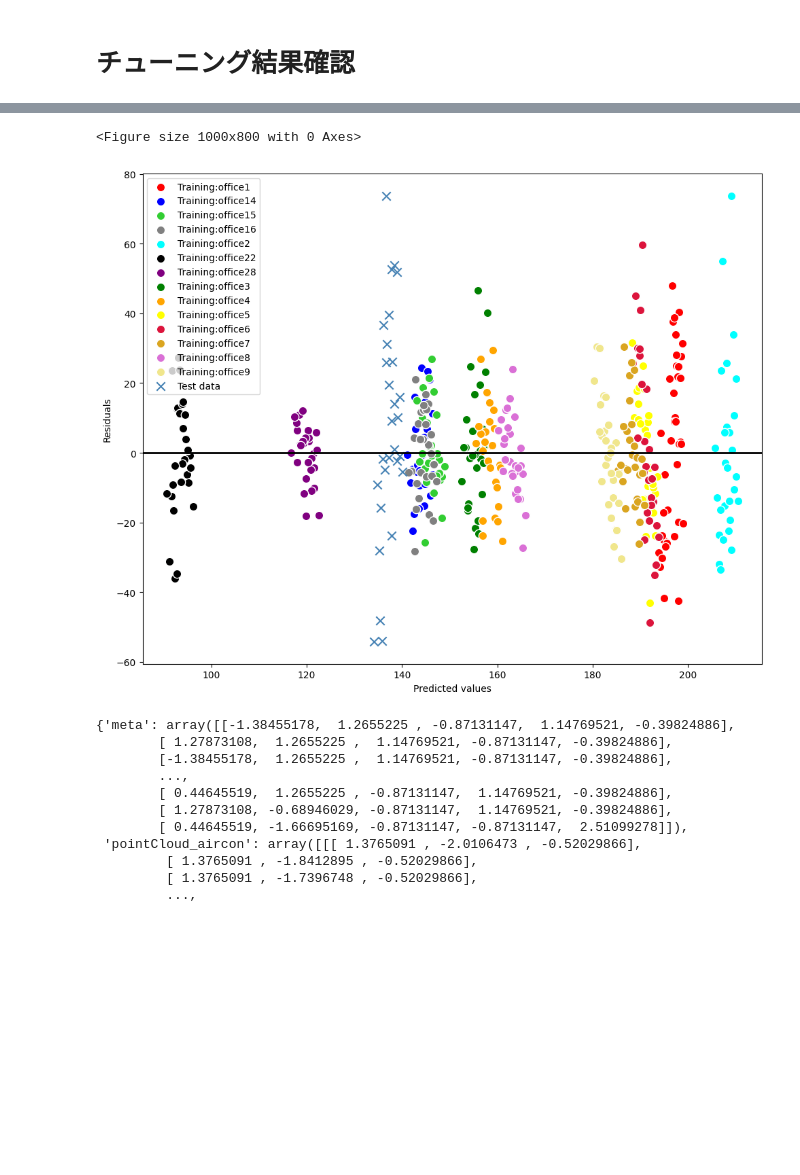
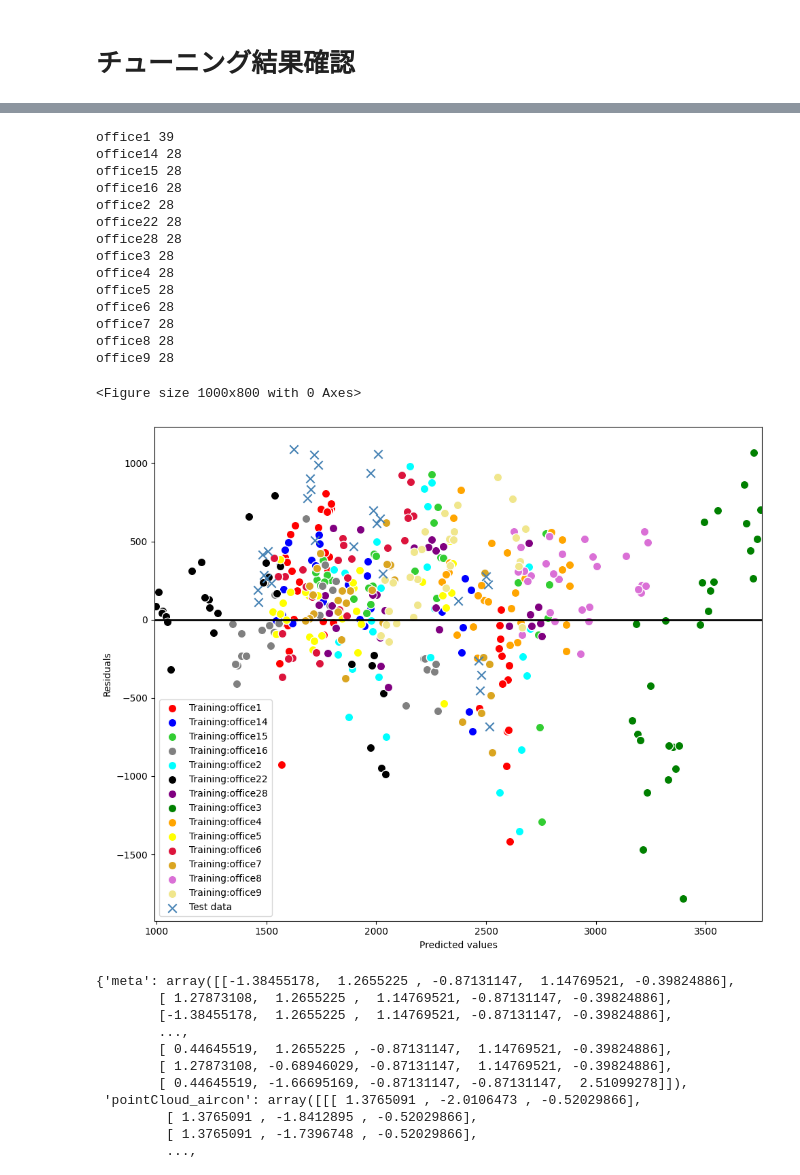
Before and after one commit to Enehentaro/MachineLearning, a Jupyter notebook: NoteBook/NumDropletsRoI/TimeMean/separatePointCloud.ipynb, the cells around one changed output, grey strips where cells are left out. Cells and saved outputs as stored; diff of their text form; code cells hidden in the pictures; blank space fills up the shorter version.

```diff
--- a/NoteBook/NumDropletsRoI/TimeMean/separatePointCloud.ipynb
+++ b/NoteBook/NumDropletsRoI/TimeMean/separatePointCloud.ipynb
@@ -1155,15 +1155,10 @@ test_dict = {}
 
 for test_office in test_office_list:
     print("test_office:", test_office)
-    fit_ID, test_ID = train_test_office_split(test_office, X_index, train_shuffle=True)
-    X_index_fit = X_index[fit_ID]
+    fit_office_list = [office for office in office_list if office != test_office]
 
-    X_dict_fit={}
-    X_dict_test={}
-    for key, X in X_dict.items():
-        X_dict_fit[key], X_dict_test[key] = X_dict[key][fit_ID], X_dict[key][test_ID]
-
-    y_fit, y_test = y[fit_ID], y[test_ID]
+    X_dict_fit, y_fit = get_officeDataset(fit_office_list, df_ml, pointCloud_dict, shuffle=True)
+    X_dict_test, y_test = get_officeDataset([test_office], df_ml, pointCloud_dict, shuffle=False)
 
     study_name = test_office + '_is_test'
 
@@ -1299,15 +1294,10 @@ only office10
 test_office="office10"
 
 print("test_office:", test_office)
-fit_ID, test_ID = train_test_office_split(test_office, X_index, train_shuffle=True)
-X_index_fit = X_index[fit_ID]
+fit_office_list = [office for office in office_list if office != test_office]
 
-X_dict_fit={}
-X_dict_test={}
-for key, X in X_dict.items():
-    X_dict_fit[key], X_dict_test[key] = X_dict[key][fit_ID], X_dict[key][test_ID]
-
-y_fit, y_test = y[fit_ID], y[test_ID]
+X_dict_fit, y_fit = get_officeDataset(fit_office_list, df_ml, pointCloud_dict, shuffle=True)
+X_dict_test, y_test = get_officeDataset([test_office], df_ml, pointCloud_dict, shuffle=False)
 
 study_name = test_office + '_is_test'
 
@@ -1378,7 +1388,9 @@ def show_office_residual_plot(train_x, train_y, test_x, test_y, office_array, fi
         if target_office_name == "office10":
             continue
 
-        target_office_index = [i for i in range(len(office_array)) if target_office_name in  office_array[i]+'_']
+        target_office_index = [i for i in range(len(office_array)) if target_office_name+"_" in office_array[i]]
+        print(target_office_name, len(target_office_index))
+
         plt.scatter(train_x[target_office_index], train_y[target_office_index],
                     s=80, c=colors[idx], marker=markers[2], edgecolor="white", label="Training:"+target_office_name)
 
@@ -1395,15 +1424,29 @@ def show_office_residual_plot(train_x, train_y, test_x, test_y, office_array, fi
 # %%
 # #正規表現で書いており、.extractはパターンにマッチした最初の文字列のみを抜き出す。office+0-9までの数字1桁または2桁を探索
 # office_array = X_index.str.extract("(office+[0-9]{1,2})").to_numpy()
 
 #残差プロット
-show_office_residual_plot(train_x=y_fit_pred, train_y=y_fit_pred - y_fit.reshape((-1,1)),
-                            test_x=y_test_pred, test_y=y_test_pred - y_test.reshape((-1,1)),
-                            office_array=X_index_fit
+show_office_residual_plot(train_x=y_fit_pred, train_y=y_fit_pred - y_fit.to_numpy().reshape((-1,1)),
+                            test_x=y_test_pred, test_y=y_test_pred - y_test.to_numpy().reshape((-1,1)),
+                            office_array=X_dict_fit["meta"].index
                                   )
 # %% [output]
-<Figure size 1000x800 with 0 Axes>
+office1 39
+office14 28
+office15 28
+office16 28
+office2 28
+office22 28
+office28 28
+office3 28
+office4 28
+office5 28
+office6 28
+office7 28
+office8 28
+office9 28
+<Figure size 1000x800 with 0 Axes>
-[figure, old version]
+[figure, new version]
 # %%
 X_dict_fit
 # %% [output]
```
Also changed, not shown: parts of 12 cells of this notebook.
